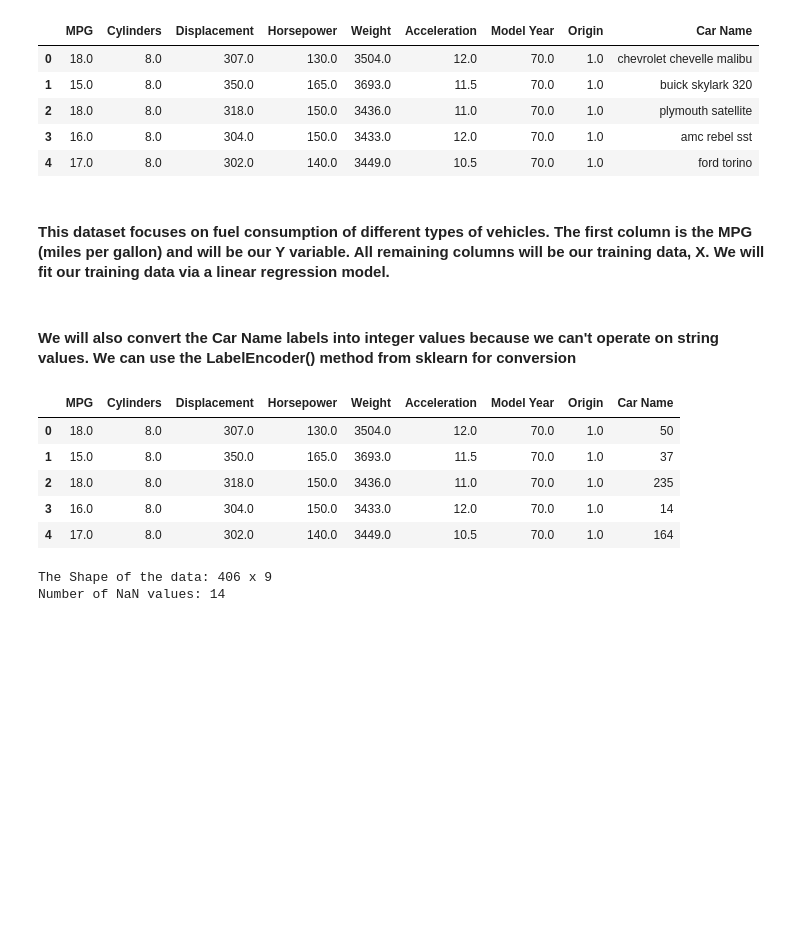
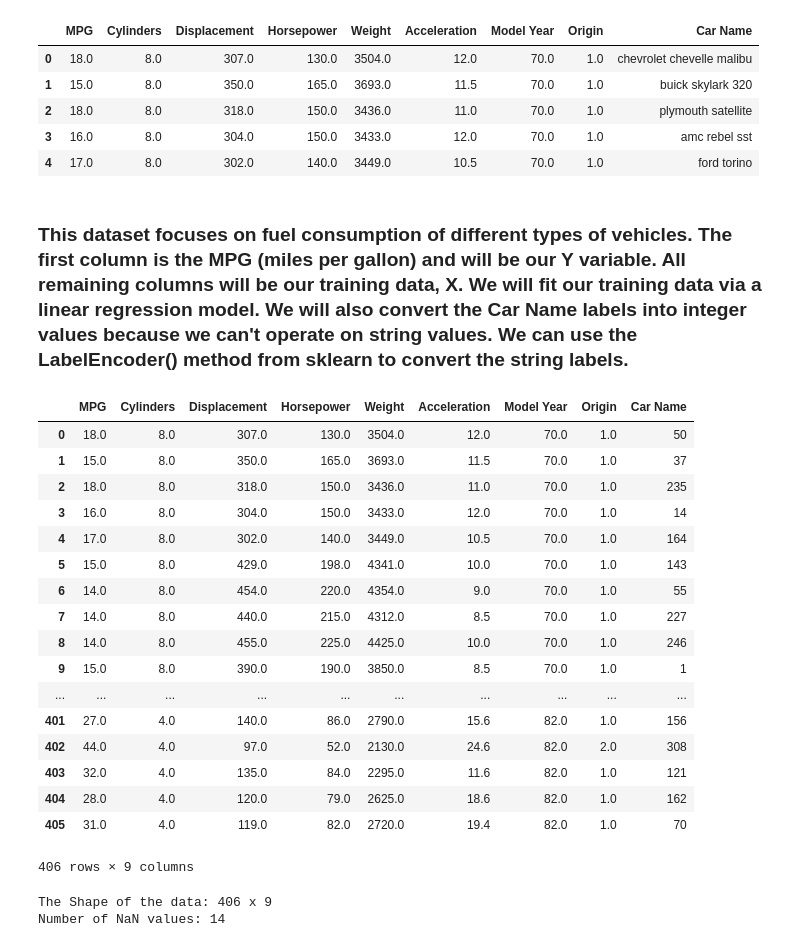
Before and after one commit to jjsimg/data_projects, a Jupyter notebook: mpg/mpg_analysis.ipynb, the cells around one changed output. Drawn from its saved outputs; the diff is of its cells as text; code cells hidden in the pictures; blank space fills up the shorter version.

```diff
--- a/mpg/mpg_analysis.ipynb
+++ b/mpg/mpg_analysis.ipynb
@@ -23,23 +25,34 @@ data.head()
 | 3 | 16.0 | 8.0 | 304.0 | 150.0 | 3433.0 | 12.0 | 70.0 | 1.0 | amc rebel sst |
 | 4 | 17.0 | 8.0 | 302.0 | 140.0 | 3449.0 | 10.5 | 70.0 | 1.0 | ford torino |
 # %% [markdown]
-#### This dataset focuses on fuel consumption of different types of vehicles. The first column is the MPG (miles per gallon) and will be our Y variable. All remaining columns will be our training data, X. We will fit our training data via a linear regression model.
+### This dataset focuses on fuel consumption of different types of vehicles. The first column is the MPG (miles per gallon) and will be our Y variable. All remaining columns will be our training data, X. We will fit our training data via a linear regression model. We will also convert the Car Name labels into integer values because we can't operate on string values. We can use the LabelEncoder() method from sklearn to convert the string labels.
-# %% [markdown]
-#### We will also convert the Car Name labels into integer values because we can't operate on string values. We can use the LabelEncoder() method from sklearn for conversion
 # %%
 # Converting labels to integer values
 le = preprocessing.LabelEncoder()
 labels = data.iloc[:, 8]
 le.fit(labels)
 data.iloc[:, 8] = le.transform(labels)
 data.head()
+data.iloc[:,:]
 # %% [output]
 |  | MPG | Cylinders | Displacement | Horsepower | Weight | Acceleration | Model Year | Origin | Car Name |
 | 0 | 18.0 | 8.0 | 307.0 | 130.0 | 3504.0 | 12.0 | 70.0 | 1.0 | 50 |
 | 1 | 15.0 | 8.0 | 350.0 | 165.0 | 3693.0 | 11.5 | 70.0 | 1.0 | 37 |
 | 2 | 18.0 | 8.0 | 318.0 | 150.0 | 3436.0 | 11.0 | 70.0 | 1.0 | 235 |
 | 3 | 16.0 | 8.0 | 304.0 | 150.0 | 3433.0 | 12.0 | 70.0 | 1.0 | 14 |
 | 4 | 17.0 | 8.0 | 302.0 | 140.0 | 3449.0 | 10.5 | 70.0 | 1.0 | 164 |
+| 5 | 15.0 | 8.0 | 429.0 | 198.0 | 4341.0 | 10.0 | 70.0 | 1.0 | 143 |
+| 6 | 14.0 | 8.0 | 454.0 | 220.0 | 4354.0 | 9.0 | 70.0 | 1.0 | 55 |
+| 7 | 14.0 | 8.0 | 440.0 | 215.0 | 4312.0 | 8.5 | 70.0 | 1.0 | 227 |
+| 8 | 14.0 | 8.0 | 455.0 | 225.0 | 4425.0 | 10.0 | 70.0 | 1.0 | 246 |
+| 9 | 15.0 | 8.0 | 390.0 | 190.0 | 3850.0 | 8.5 | 70.0 | 1.0 | 1 |
+| ... | ... | ... | ... | ... | ... | ... | ... | ... | ... |
+| 401 | 27.0 | 4.0 | 140.0 | 86.0 | 2790.0 | 15.6 | 82.0 | 1.0 | 156 |
+| 402 | 44.0 | 4.0 | 97.0 | 52.0 | 2130.0 | 24.6 | 82.0 | 2.0 | 308 |
+| 403 | 32.0 | 4.0 | 135.0 | 84.0 | 2295.0 | 11.6 | 82.0 | 1.0 | 121 |
+| 404 | 28.0 | 4.0 | 120.0 | 79.0 | 2625.0 | 18.6 | 82.0 | 1.0 | 162 |
+| 405 | 31.0 | 4.0 | 119.0 | 82.0 | 2720.0 | 19.4 | 82.0 | 1.0 | 70 |
+406 rows × 9 columns
 # %%
 # get shape of data
 number_of_nan = sum(pd.isnull(data).sum()) # get number of nan values
```
Also changed, not shown: parts of 26 cells of this notebook.
